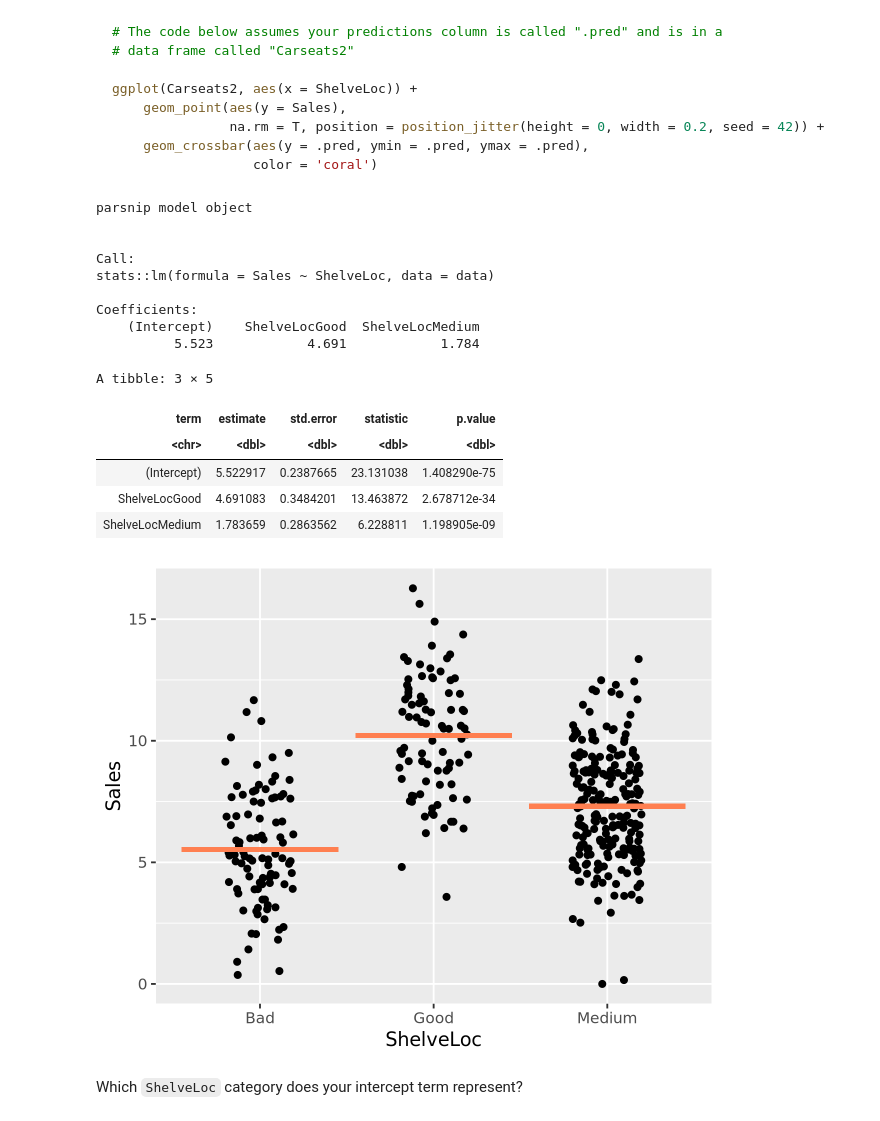
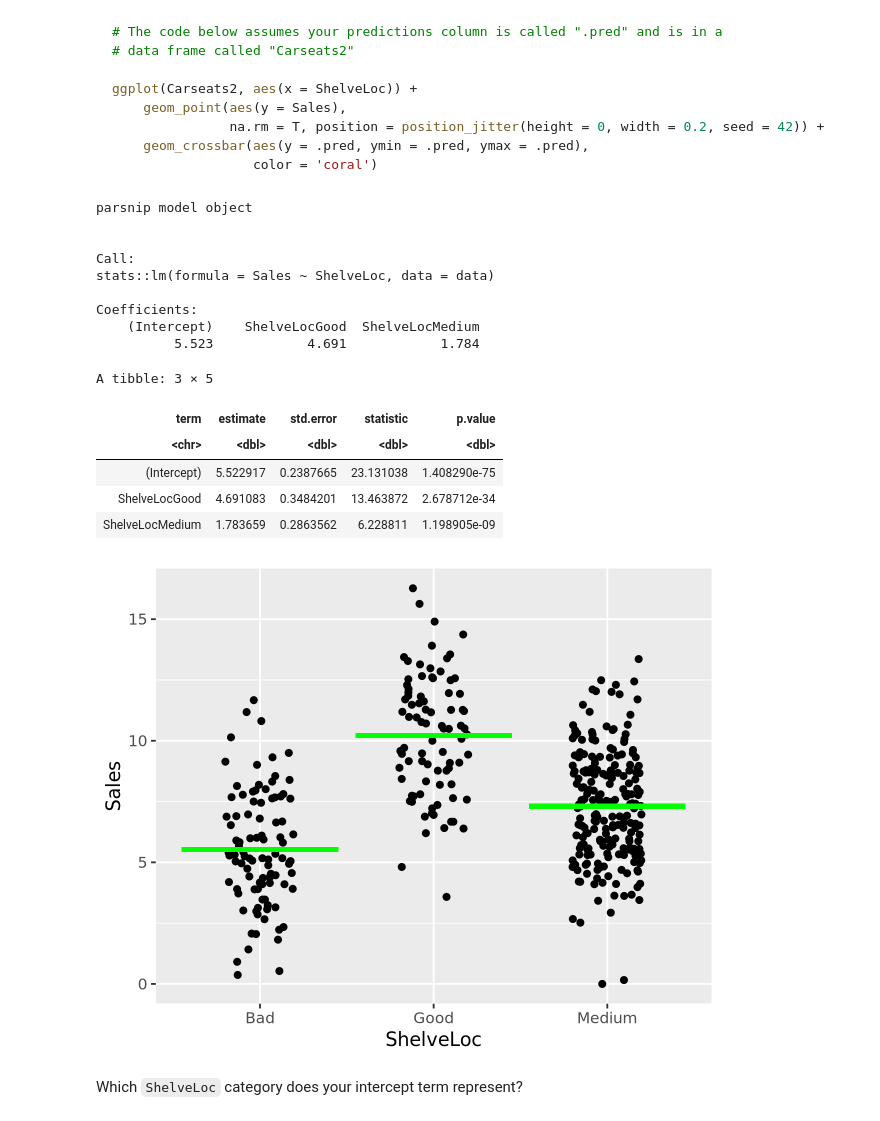
Before and after one commit to UNC-DATA-730/unit-3-assignment-williamsmaddie, a Jupyter notebook: assignment3.ipynb, the cells around one changed output. Saved outputs shown, nothing was run; the diff lists cells and outputs as text; code cells hidden in the pictures.

Commit message:
final 5 2/1/24
changed color

```diff
--- a/assignment3.ipynb
+++ b/assignment3.ipynb
@@ -306,31 +306,31 @@ ggplot(Carseats2, aes(x = ShelveLoc)) +
 # %%
 mod_fit3 = mod |> fit(Sales ~ ShelveLoc, data = Carseats)
 mod_fit3
 tidy(mod_fit3)
 Carseats2 <- augment(mod_fit3,Carseats)
 
 ggplot(Carseats2, aes(x = ShelveLoc)) +
     geom_point(aes(y = Sales),
                na.rm = T, position = position_jitter(height = 0, width = 0.2, seed = 42)) +
     geom_crossbar(aes(y = .pred, ymin = .pred, ymax = .pred),
-                  color = 'coral')
+                  color = 'green')
 # %% [output]
 parsnip model object
 
 
 Call:
 stats::lm(formula = Sales ~ ShelveLoc, data = data)
 
 Coefficients:
     (Intercept)    ShelveLocGood  ShelveLocMedium
           5.523            4.691            1.784
 A tibble: 3 × 5
 | term | estimate | std.error | statistic | p.value |
 | <chr> | <dbl> | <dbl> | <dbl> | <dbl> |
 | (Intercept) | 5.522917 | 0.2387665 | 23.131038 | 1.408290e-75 |
 | ShelveLocGood | 4.691083 | 0.3484201 | 13.463872 | 2.678712e-34 |
 | ShelveLocMedium | 1.783659 | 0.2863562 | 6.228811 | 1.198905e-09 |
-[figure, old version]
+[figure, new version]
 # %% [markdown]
 Which `ShelveLoc` category does your intercept term represent?
 # %% [markdown]
```
